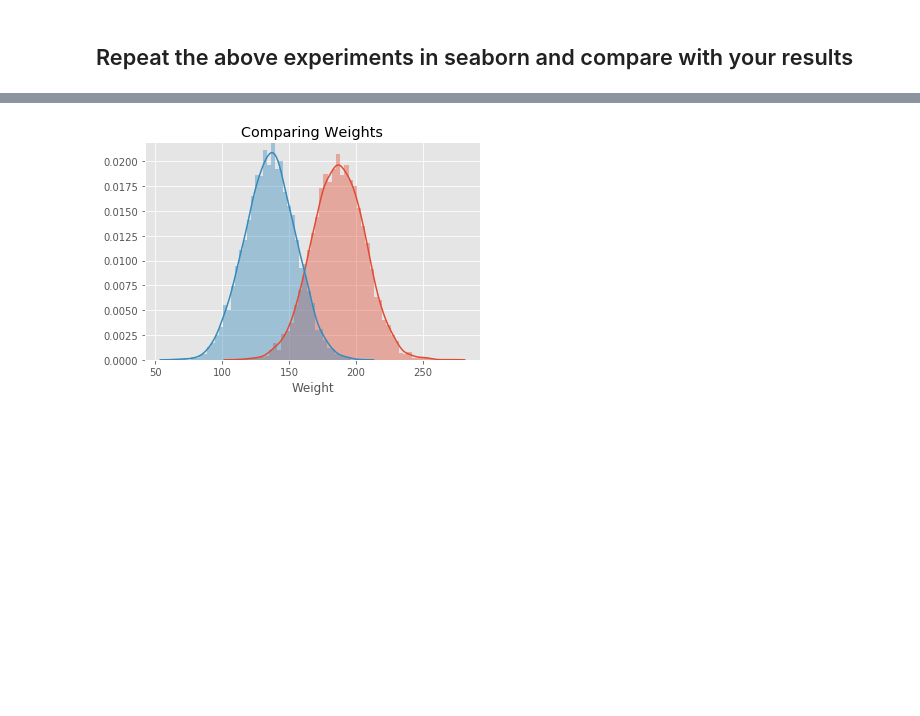
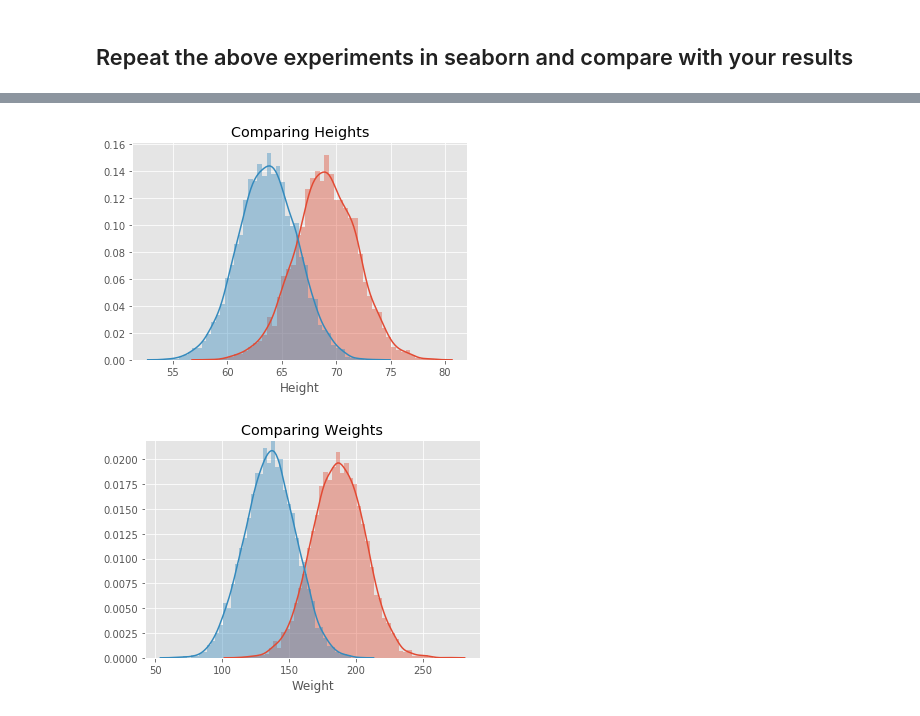
Before and after one commit to CaryMosley/probability-density-functions-lab-nyc-ds-021720, a Jupyter notebook: index.ipynb, the cells around one changed output, grey strips where cells are left out. Saved outputs shown, nothing was run; the diff lists cells and outputs as text; code cells hidden in the pictures; blank space fills up the shorter version.

```diff
--- a/index.ipynb
+++ b/index.ipynb
@@ -156,3 +152,11 @@ plt.show()
+# %%
+import seaborn as sns
+sns.distplot(male_df.Height)
+sns.distplot(female_df.Height)
+plt.title('Comparing Heights')
+plt.show()
+# %% [output]
+[figure, added]
 # %%
 # Code for weights here
 # %% [output]
```
Also changed, not shown: parts of 1 cell of this notebook.
